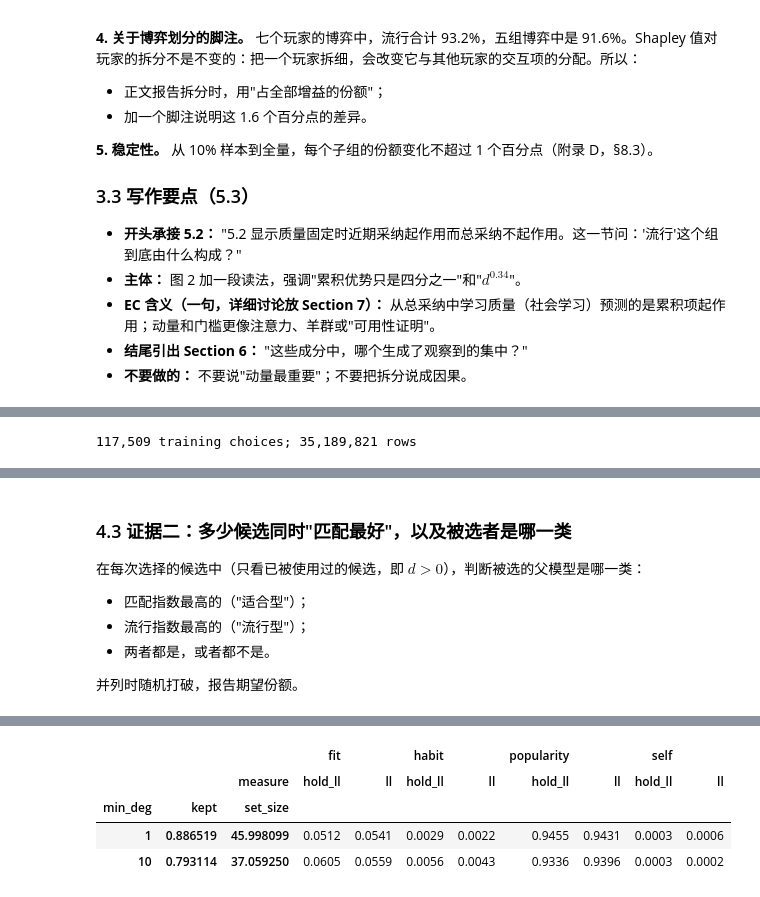
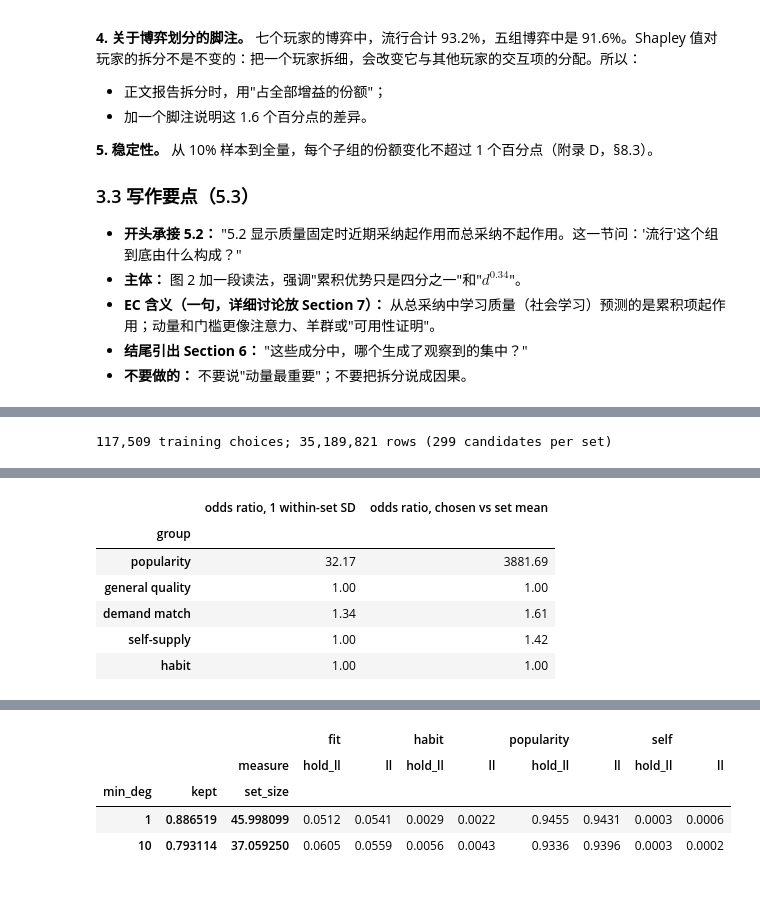
Before and after one commit to CaroVon/Model_Eco, a Jupyter notebook: notebooks/note4_results.ipynb, the cells around one changed output, grey strips where cells are left out. Saved outputs shown, nothing was run; the diff lists cells and outputs as text; code cells hidden in the pictures.

```diff
--- a/notebooks/note4_results.ipynb
+++ b/notebooks/note4_results.ipynb
@@ -400,5 +392,0 @@ plt.tight_layout(); plt.show()
-# %%
-for f in ["task_hist", "lang_hist", "txt_sim"]:
-    if f in m1.index:
-        r = m1.loc[f]
-        print(f"{f:12s} coef {cf.loc[f, 'coef']:.3f}; multiplier on (1+d): {r.multiplier:,.1f}  [{r.mult_lo:,.1f}, {r.mult_hi:,.1f}]  (dx = {r.dx:.3g})")
@@ -411,0 +433,15 @@ txt_sim      coef 1.687; multiplier on (1+d): 1.2  [0.8, 1.6]  (dx = 0.029)
+# %%
+for f in ["task_hist", "lang_hist", "ds_task", "txt_sim"]:
+    if f in m1.index:
+        r = m1.loc[f]
+        print(f"{f:10s} coef {cf.loc[f, 'coef']:.3f}; MRS vs log_deg = {np.log(r.multiplier):.2f} -> (1+d) x {r.multiplier:,.1f}  [{r.mult_lo:,.1f}, {r.mult_hi:,.1f}]  (dx = {r.dx:.3g})")
+m2 = mrs[mrs.ref == "lrec30"].set_index("feature")
+print(f"task_hist vs lrec30: (1 + recent) x {m2.loc['task_hist', 'multiplier']:.1f}")
+g = tab("v2s_P5_shapley"); g = g[(g.variant == "no FE") & (g.partition == "groups")]
+gi, gh = g[g.measure == "in-sample"].set_index("group"), g[g.measure == "holdout"].set_index("group")
+n_tr = P5["info"]["n_train"]
+G = gi.total.iloc[0]
+print(f"gain G = {G:,.0f} nats over {n_tr:,} training choices = {G / n_tr:.2f} nats/choice (x{np.exp(G / n_tr):,.0f}); "
+      f"holdout {gh.total.iloc[0]:.2f} nats/choice (x{np.exp(gh.total.iloc[0]):,.0f})")
+print(f"demand match: {gi.loc['demand match', 'value']:,.0f} nats = {pct(gi.loc['demand match', 'share'], 2)} "
+      f"[{pct(gi.loc['demand match', 'lo'], 2)}, {pct(gi.loc['demand match', 'hi'], 2)}]; holdout {pct(gh.loc['demand match', 'share'], 2)}")
@@ -412,40 +470,42 @@ txt_sim      coef 1.687; multiplier on (1+d): 1.2  [0.8, 1.6]  (dx = 0.029)
 # %%
 from hfpa.v2data import load_rows, split
 rows, ch = load_rows("v2_pps", "planA")
 tr, _ = split(rows, ch)
 tr = tr.sort_values("choice_id", kind="stable").reset_index(drop=True)
 feats, b = P5["feats"], P5["nofe"]["coef"]
 X = tr[feats].to_numpy(np.float64)
 cid = tr.choice_id.to_numpy(); st = np.r_[0, np.flatnonzero(np.diff(cid)) + 1]; ln = np.diff(np.r_[st, len(cid)])
 I = {g: X[:, [feats.index(f) for f in v]] @ b[[feats.index(f) for f in v]] for g, v in groups.items() if v}
 chosen = tr.chosen.to_numpy() == 1
 rows_out = []
 for g, v in I.items():
     mu = np.add.reduceat(v, st) / ln
     sd = np.sqrt(np.maximum(np.add.reduceat(v * v, st) / ln - mu ** 2, 0))
     rng_ = np.maximum.reduceat(v, st) - np.minimum.reduceat(v, st)
     adv = v[chosen] - mu                      # chosen minus set mean (choices are in the same order)
     rows_out.append(dict(group=LAB[g], within_sd_median=np.median(sd), within_sd_mean=sd.mean(),
                          within_range_median=np.median(rng_), chosen_minus_mean=adv.mean(),
                          share_sets_constant=(sd < 1e-9).mean()))
 VAR = pd.DataFrame(rows_out).set_index("group")
-print(f"{len(st):,} training choices; {len(tr):,} rows")
+print(f"{len(st):,} training choices; {len(tr):,} rows ({len(tr) / len(st):.0f} candidates per set)")
 show(VAR.round(3))
+VAR["odds_1sd"] = np.exp(VAR.within_sd_median); VAR["odds_chosen"] = np.exp(VAR.chosen_minus_mean)
+show(VAR[["odds_1sd", "odds_chosen"]].round(2).rename(columns={"odds_1sd": "odds ratio, 1 within-set SD",
+                                                              "odds_chosen": "odds ratio, chosen vs set mean"}))
 del X
 # %% [output]
-117,509 training choices; 35,189,821 rows
+117,509 training choices; 35,189,821 rows (299 candidates per set)
 |  | within_sd_median | within_sd_mean | within_range_median | chosen_minus_mean | share_sets_constant |
 | group |  |  |  |  |  |
 | popularity | 3.471 | 3.214 | 15.121 | 8.264 | 0.000 |
 | general quality | 0.003 | 0.005 | 0.046 | 0.000 | 0.397 |
 | demand match | 0.292 | 0.446 | 1.021 | 0.474 | 0.342 |
 | self-supply | 0.000 | 0.036 | 0.000 | 0.350 | 0.924 |
 | habit | 0.000 | 0.004 | 0.000 | 0.003 | 0.644 |
+|  | odds ratio, 1 within-set SD | odds ratio, chosen vs set mean |
+| group |  |  |
+| popularity | 32.17 | 3881.69 |
+| general quality | 1.00 | 1.00 |
+| demand match | 1.34 | 1.61 |
+| self-supply | 1.00 | 1.42 |
+| habit | 1.00 | 1.00 |
-# %% [markdown]
-### 4.3 证据二：多少候选同时"匹配最好"，以及被选者是哪一类
-在每次选择的候选中（只看已被使用过的候选，即 $d>0$），判断被选的父模型是哪一类：
-- 匹配指数最高的（"适合型"）；
-- 流行指数最高的（"流行型"）；
-- 两者都是，或者都不是。
-
-并列时随机打破，报告期望份额。
```
Also changed, not shown: parts of 19 cells of this notebook, 1 other file.
